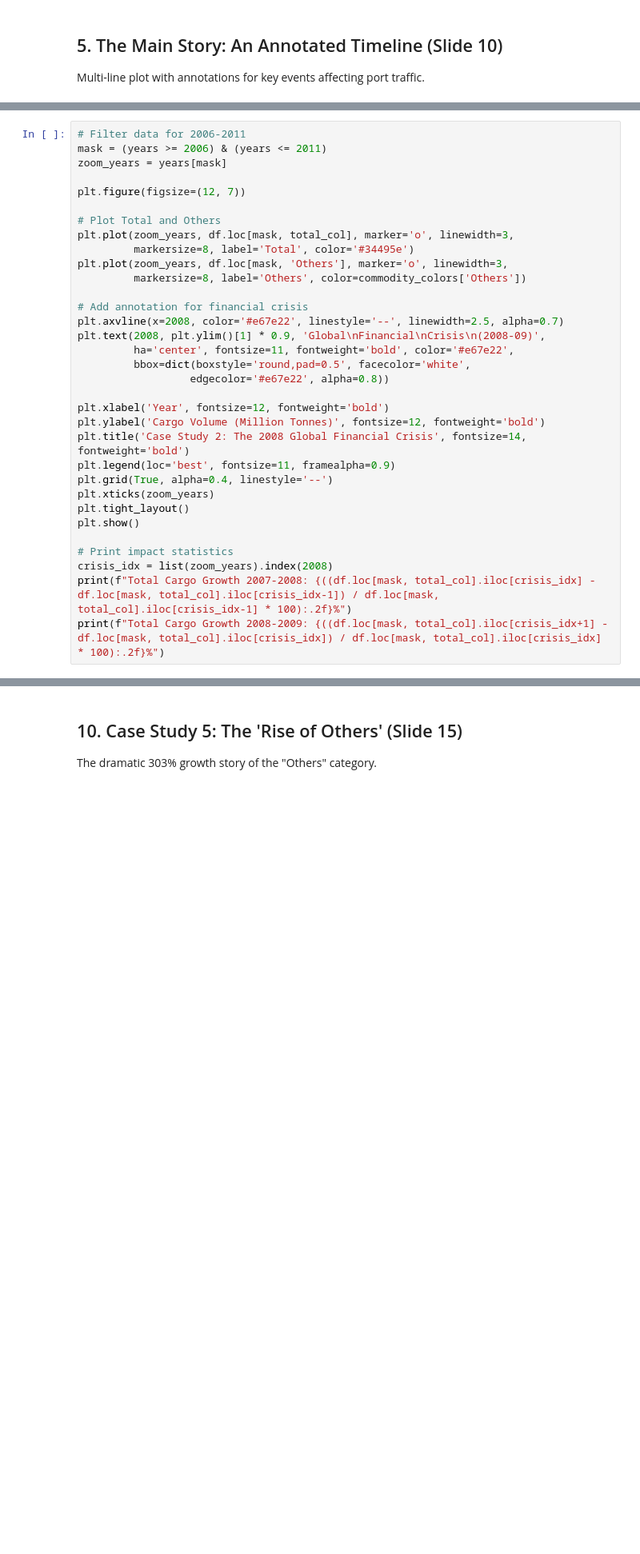
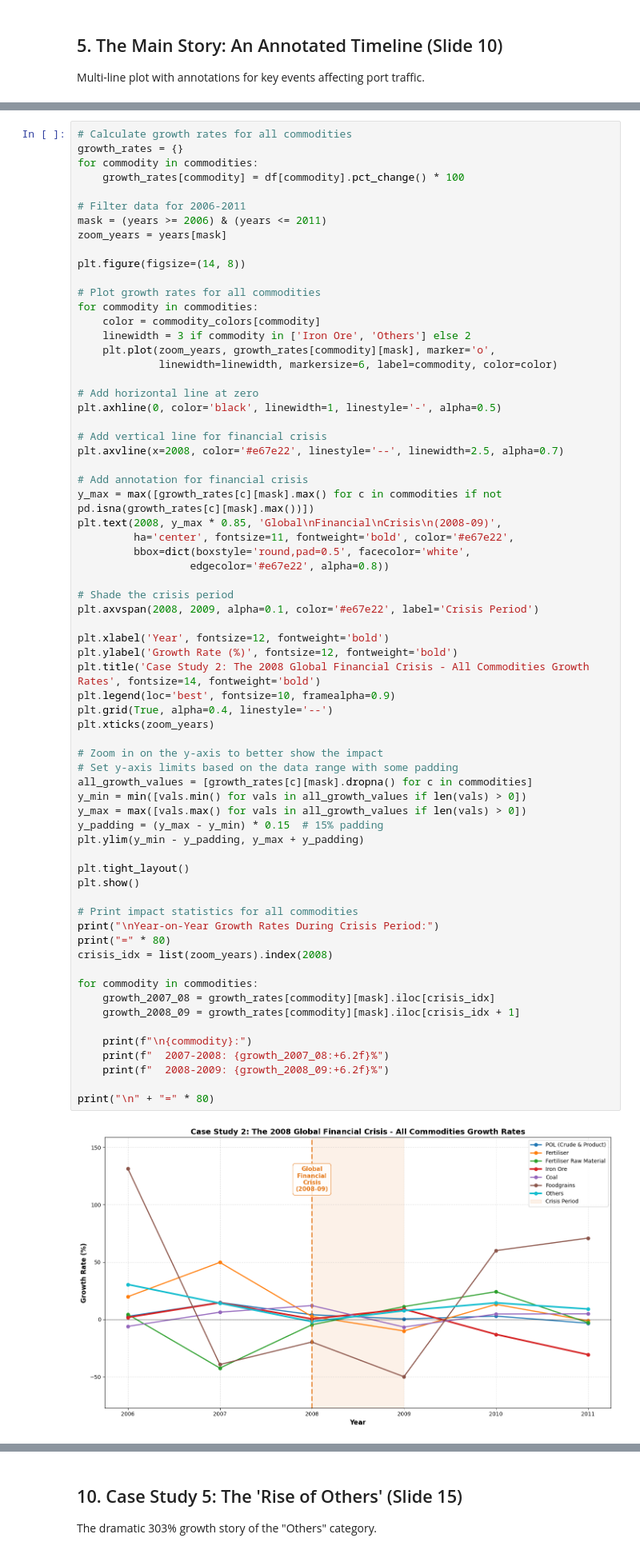
Before and after one commit to sarthak-somani/stats-project, a Jupyter notebook: slide-level-charts.ipynb, the cells around one changed output, grey strips where cells are left out. Shown at 80% size. Drawn from its saved outputs; the diff is of its cells as text; blank space fills up the shorter version.

```diff
--- a/slide-level-charts.ipynb
+++ b/slide-level-charts.ipynb
@@ -250,33 +478,69 @@ Zoomed-in view showing the impact of the Global Financial Crisis (2006-2011).
 # %%
+# Calculate growth rates for all commodities
+growth_rates = {}
+for commodity in commodities:
+    growth_rates[commodity] = df[commodity].pct_change() * 100
+
 # Filter data for 2006-2011
 mask = (years >= 2006) & (years <= 2011)
 zoom_years = years[mask]
 
-plt.figure(figsize=(12, 7))
+plt.figure(figsize=(14, 8))
 
-# Plot Total and Others
-plt.plot(zoom_years, df.loc[mask, total_col], marker='o', linewidth=3,
-         markersize=8, label='Total', color='#34495e')
-plt.plot(zoom_years, df.loc[mask, 'Others'], marker='o', linewidth=3,
-         markersize=8, label='Others', color=commodity_colors['Others'])
+# Plot growth rates for all commodities
+for commodity in commodities:
+    color = commodity_colors[commodity]
+    linewidth = 3 if commodity in ['Iron Ore', 'Others'] else 2
+    plt.plot(zoom_years, growth_rates[commodity][mask], marker='o',
+             linewidth=linewidth, markersize=6, label=commodity, color=color)
+
+# Add horizontal line at zero
+plt.axhline(0, color='black', linewidth=1, linestyle='-', alpha=0.5)
+
+# Add vertical line for financial crisis
+plt.axvline(x=2008, color='#e67e22', linestyle='--', linewidth=2.5, alpha=0.7)
 
 # Add annotation for financial crisis
-plt.axvline(x=2008, color='#e67e22', linestyle='--', linewidth=2.5, alpha=0.7)
-plt.text(2008, plt.ylim()[1] * 0.9, 'Global\nFinancial\nCrisis\n(2008-09)',
+y_max = max([growth_rates[c][mask].max() for c in commodities if not pd.isna(growth_rates[c][mask].max())])
+plt.text(2008, y_max * 0.85, 'Global\nFinancial\nCrisis\n(2008-09)',
          ha='center', fontsize=11, fontweight='bold', color='#e67e22',
          bbox=dict(boxstyle='round,pad=0.5', facecolor='white',
                   edgecolor='#e67e22', alpha=0.8))
 
+# Shade the crisis period
+plt.axvspan(2008, 2009, alpha=0.1, color='#e67e22', label='Crisis Period')
+
 plt.xlabel('Year', fontsize=12, fontweight='bold')
-plt.ylabel('Cargo Volume (Million Tonnes)', fontsize=12, fontweight='bold')
-plt.title('Case Study 2: The 2008 Global Financial Crisis', fontsize=14, fontweight='bold')
-plt.legend(loc='best', fontsize=11, framealpha=0.9)
+plt.ylabel('Growth Rate (%)', fontsize=12, fontweight='bold')
+plt.title('Case Study 2: The 2008 Global Financial Crisis - All Commodities Growth Rates', fontsize=14, fontweight='bold')
+plt.legend(loc='best', fontsize=10, framealpha=0.9)
 plt.grid(True, alpha=0.4, linestyle='--')
 plt.xticks(zoom_years)
+
+# Zoom in on the y-axis to better show the impact
+# Set y-axis limits based on the data range with some padding
+all_growth_values = [growth_rates[c][mask].dropna() for c in commodities]
+y_min = min([vals.min() for vals in all_growth_values if len(vals) > 0])
+y_max = max([vals.max() for vals in all_growth_values if len(vals) > 0])
+y_padding = (y_max - y_min) * 0.15  # 15% padding
+plt.ylim(y_min - y_padding, y_max + y_padding)
+
 plt.tight_layout()
 plt.show()
 
-# Print impact statistics
+# Print impact statistics for all commodities
+print("\nYear-on-Year Growth Rates During Crisis Period:")
+print("=" * 80)
 crisis_idx = list(zoom_years).index(2008)
-print(f"Total Cargo Growth 2007-2008: {((df.loc[mask, total_col].iloc[crisis_idx] - df.loc[mask, total_col].iloc[crisis_idx-1]) / df.loc[mask, total_col].iloc[crisis_idx-1] * 100):.2f}%")
-print(f"Total Cargo Growth 2008-2009: {((df.loc[mask, total_col].iloc[crisis_idx+1] - df.loc[mask, total_col].iloc[crisis_idx]) / df.loc[mask, total_col].iloc[crisis_idx] * 100):.2f}%")
+
+for commodity in commodities:
+    growth_2007_08 = growth_rates[commodity][mask].iloc[crisis_idx]
+    growth_2008_09 = growth_rates[commodity][mask].iloc[crisis_idx + 1]
+
+    print(f"\n{commodity}:")
+    print(f"  2007-2008: {growth_2007_08:+6.2f}%")
+    print(f"  2008-2009: {growth_2008_09:+6.2f}%")
+
+print("\n" + "=" * 80)
+# %% [output]
+[figure, added]
```
Also changed, not shown: parts of 19 cells of this notebook.
